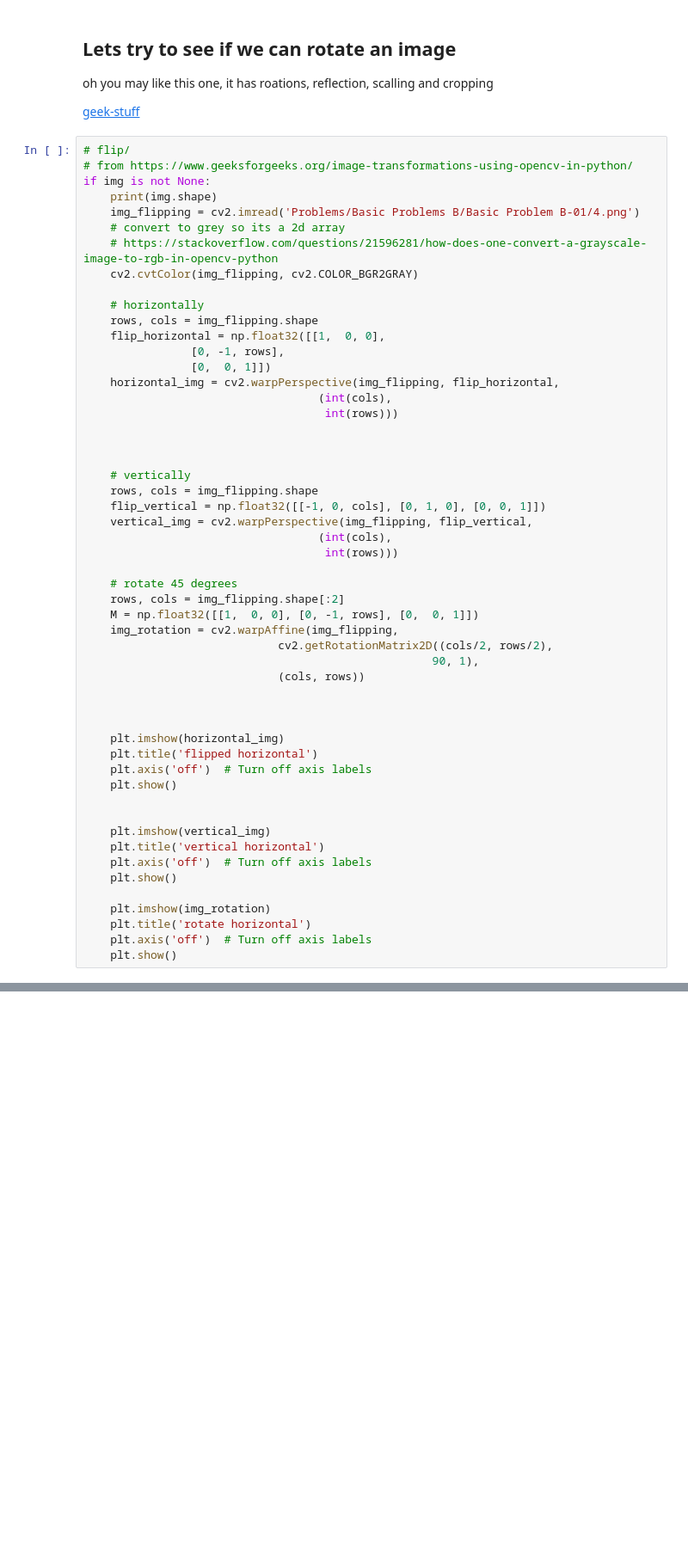
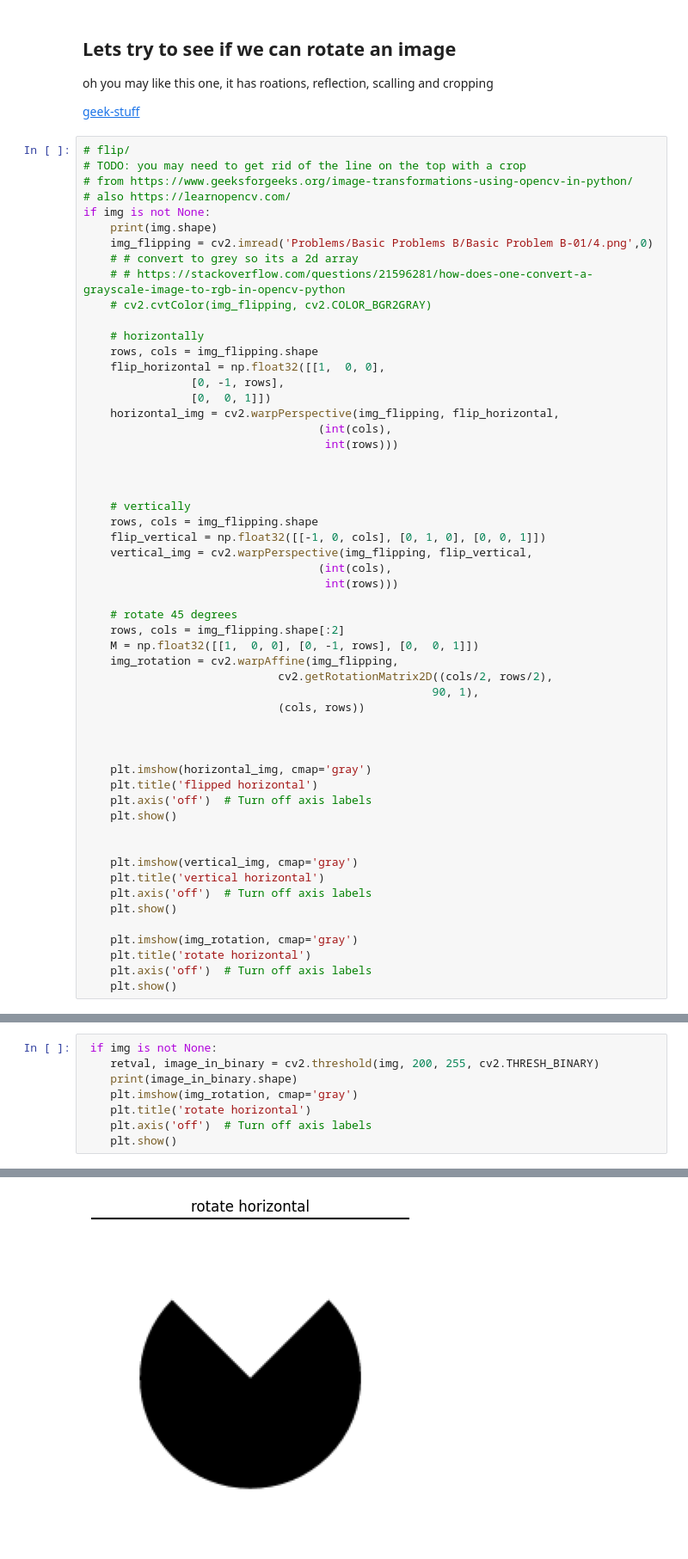
Before and after one commit to therickybobbeh/rpmProject, a Jupyter notebook: scratch_work.ipynb, the cells around one changed output, grey strips where cells are left out. Shown at 86% size. Drawn from its saved outputs; the diff is of its cells as text; blank space fills up the shorter version.

```diff
--- a/scratch_work.ipynb
+++ b/scratch_work.ipynb
@@ -47,13 +38,15 @@ oh you may like this one, it has roations, reflection, scalling and cropping
 [geek-stuff](https://www.geeksforgeeks.org/image-transformations-using-opencv-in-python/)
 # %%
 # flip/
+# TODO: you may need to get rid of the line on the top with a crop
 # from https://www.geeksforgeeks.org/image-transformations-using-opencv-in-python/
+# also https://learnopencv.com/
 if img is not None:
     print(img.shape)
-    img_flipping = cv2.imread('Problems/Basic Problems B/Basic Problem B-01/4.png')
-    # convert to grey so its a 2d array
-    # https://stackoverflow.com/questions/21596281/how-does-one-convert-a-grayscale-image-to-rgb-in-opencv-python
-    cv2.cvtColor(img_flipping, cv2.COLOR_BGR2GRAY)
+    img_flipping = cv2.imread('Problems/Basic Problems B/Basic Problem B-01/4.png',0)
+    # # convert to grey so its a 2d array
+    # # https://stackoverflow.com/questions/21596281/how-does-one-convert-a-grayscale-image-to-rgb-in-opencv-python
+    # cv2.cvtColor(img_flipping, cv2.COLOR_BGR2GRAY)
 
     # horizontally
     rows, cols = img_flipping.shape
@@ -83,18 +76,18 @@ if img is not None:
 
 
 
-    plt.imshow(horizontal_img)
+    plt.imshow(horizontal_img, cmap='gray')
     plt.title('flipped horizontal')
     plt.axis('off')  # Turn off axis labels
     plt.show()
 
 
-    plt.imshow(vertical_img)
+    plt.imshow(vertical_img, cmap='gray')
     plt.title('vertical horizontal')
     plt.axis('off')  # Turn off axis labels
     plt.show()
 
-    plt.imshow(img_rotation)
+    plt.imshow(img_rotation, cmap='gray')
     plt.title('rotate horizontal')
     plt.axis('off')  # Turn off axis labels
     plt.show()
@@ -105,0 +132,9 @@ if img is not None:
+# %%
+ if img is not None:
+    retval, image_in_binary = cv2.threshold(img, 200, 255, cv2.THRESH_BINARY)
+    print(image_in_binary.shape)
+    plt.imshow(img_rotation, cmap='gray')
+    plt.title('rotate horizontal')
+    plt.axis('off')  # Turn off axis labels
+    plt.show()
+# %% [output]
@@ -105,0 +142 @@ if img is not None:
+[figure, added]
```
Also changed, not shown: parts of 21 cells of this notebook.
